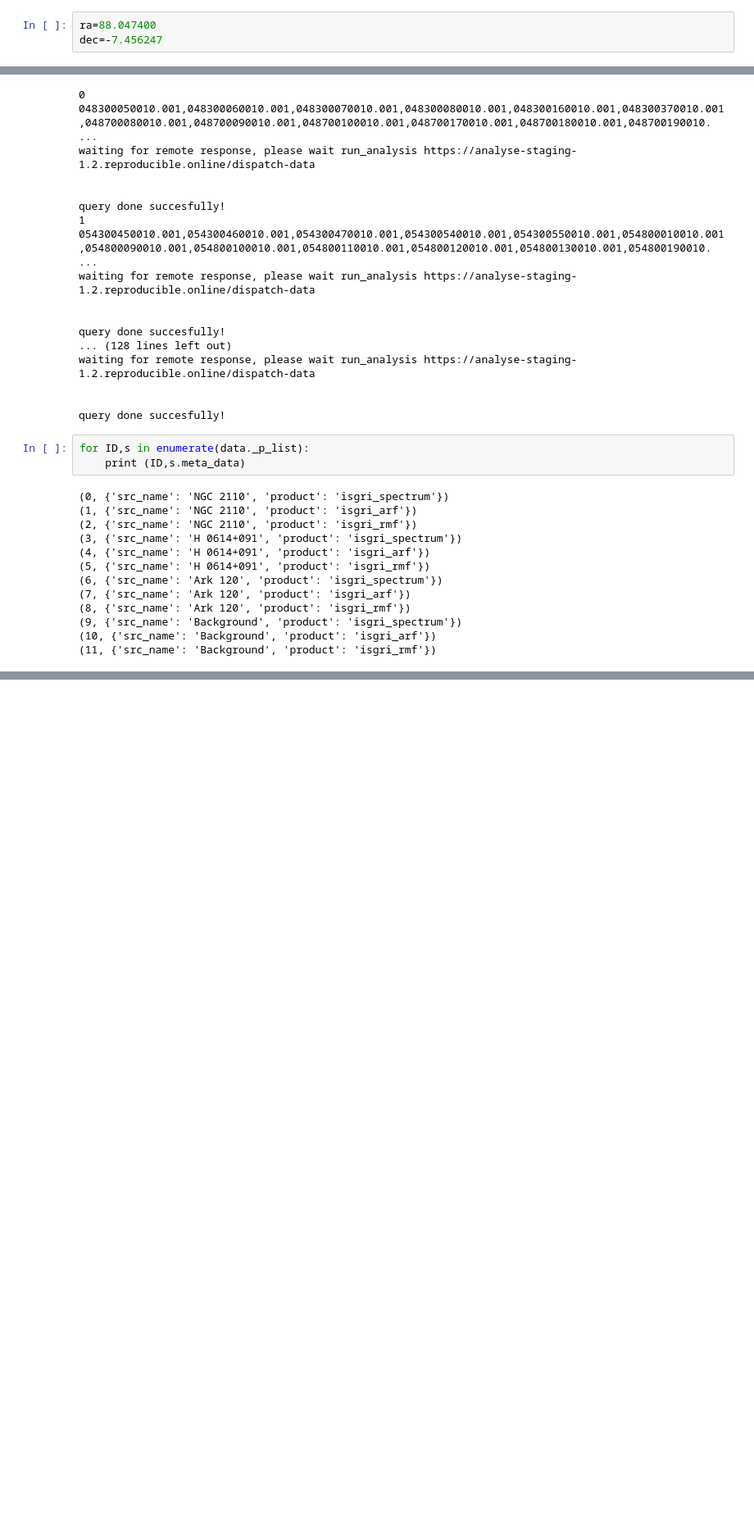
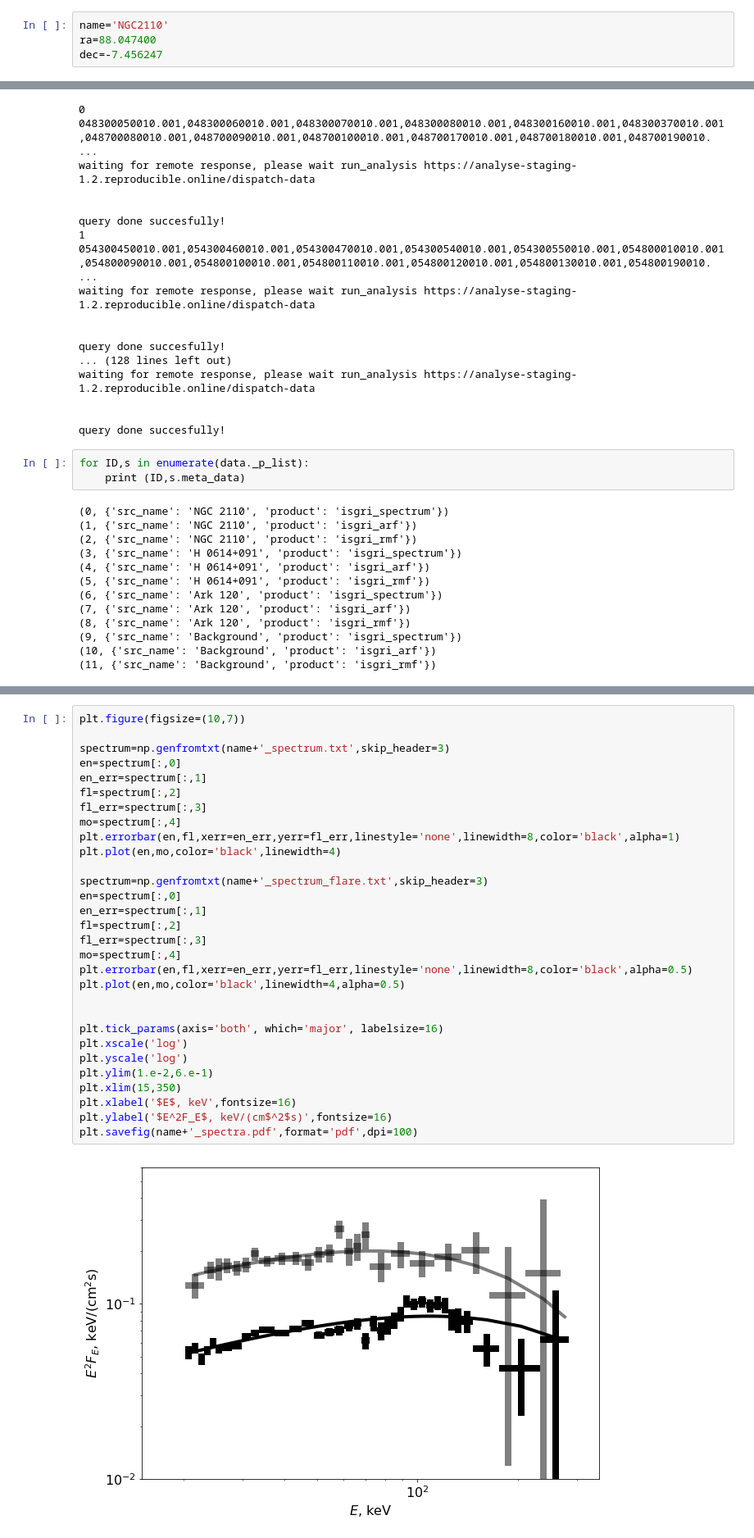
Before and after one commit to oda-hub/oda_api_benchmark, a Jupyter notebook: NGC2110.ipynb, the cells around one changed output, grey strips where cells are left out. Shown: that part at 82% size. Drawn from its saved outputs; the diff is of its cells as text; blank space fills up the shorter version.

Commit message:
spectrum

```diff
--- a/NGC2110.ipynb
+++ b/NGC2110.ipynb
@@ -7,4 +10,5 @@ import os
 # %%
+name='NGC2110'
 ra=88.047400
 dec=-7.456247
 # %%
@@ -206,0 +251,32 @@ s.response.arf = 'NGC2110_arf.fits.gz'
+# %%
+plt.figure(figsize=(10,7))
+
+spectrum=np.genfromtxt(name+'_spectrum.txt',skip_header=3)
+en=spectrum[:,0]
+en_err=spectrum[:,1]
+fl=spectrum[:,2]
+fl_err=spectrum[:,3]
+mo=spectrum[:,4]
+plt.errorbar(en,fl,xerr=en_err,yerr=fl_err,linestyle='none',linewidth=8,color='black',alpha=1)
+plt.plot(en,mo,color='black',linewidth=4)
+
+spectrum=np.genfromtxt(name+'_spectrum_flare.txt',skip_header=3)
+en=spectrum[:,0]
+en_err=spectrum[:,1]
+fl=spectrum[:,2]
+fl_err=spectrum[:,3]
+mo=spectrum[:,4]
+plt.errorbar(en,fl,xerr=en_err,yerr=fl_err,linestyle='none',linewidth=8,color='black',alpha=0.5)
+plt.plot(en,mo,color='black',linewidth=4,alpha=0.5)
+
+
+plt.tick_params(axis='both', which='major', labelsize=16)
+plt.xscale('log')
+plt.yscale('log')
+plt.ylim(1.e-2,6.e-1)
+plt.xlim(15,350)
+plt.xlabel('$E$, keV',fontsize=16)
+plt.ylabel('$E^2F_E$, keV/(cm$^2$s)',fontsize=16)
+plt.savefig(name+'_spectra.pdf',format='pdf',dpi=100)
+# %% [output]
+[figure, added]
```
Also changed, not shown: parts of 11 cells of this notebook, 4 other files.
